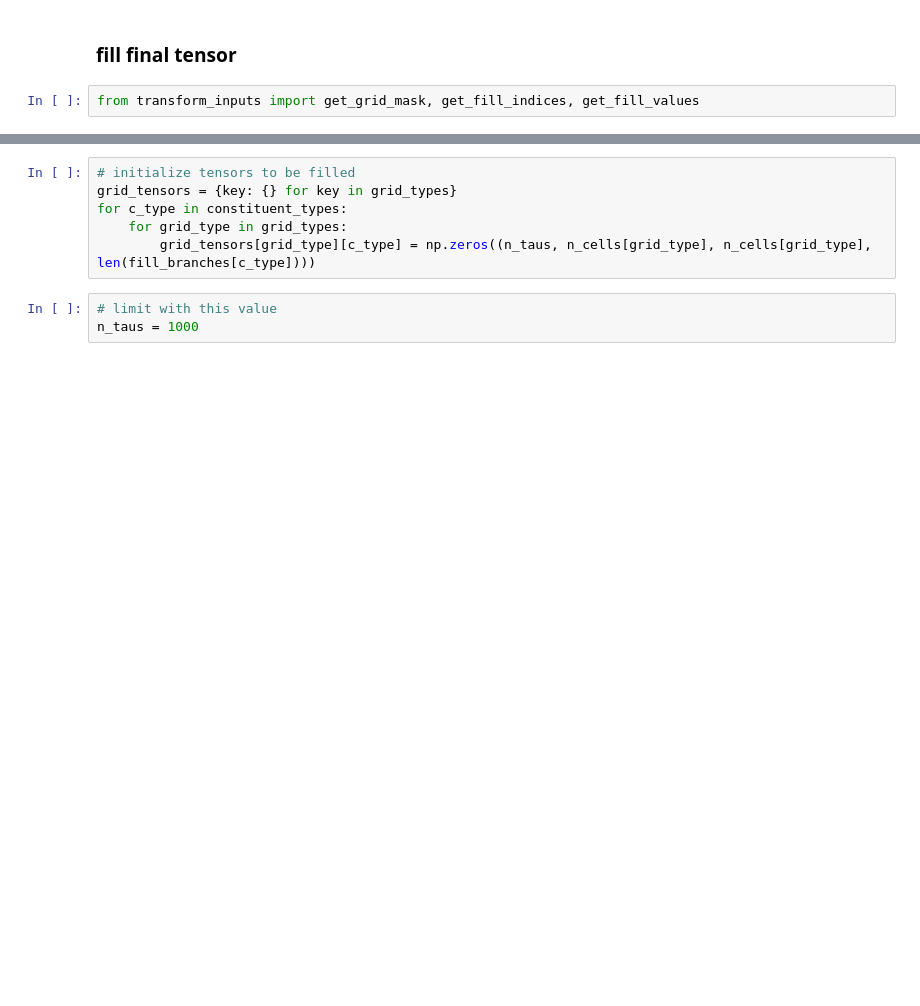
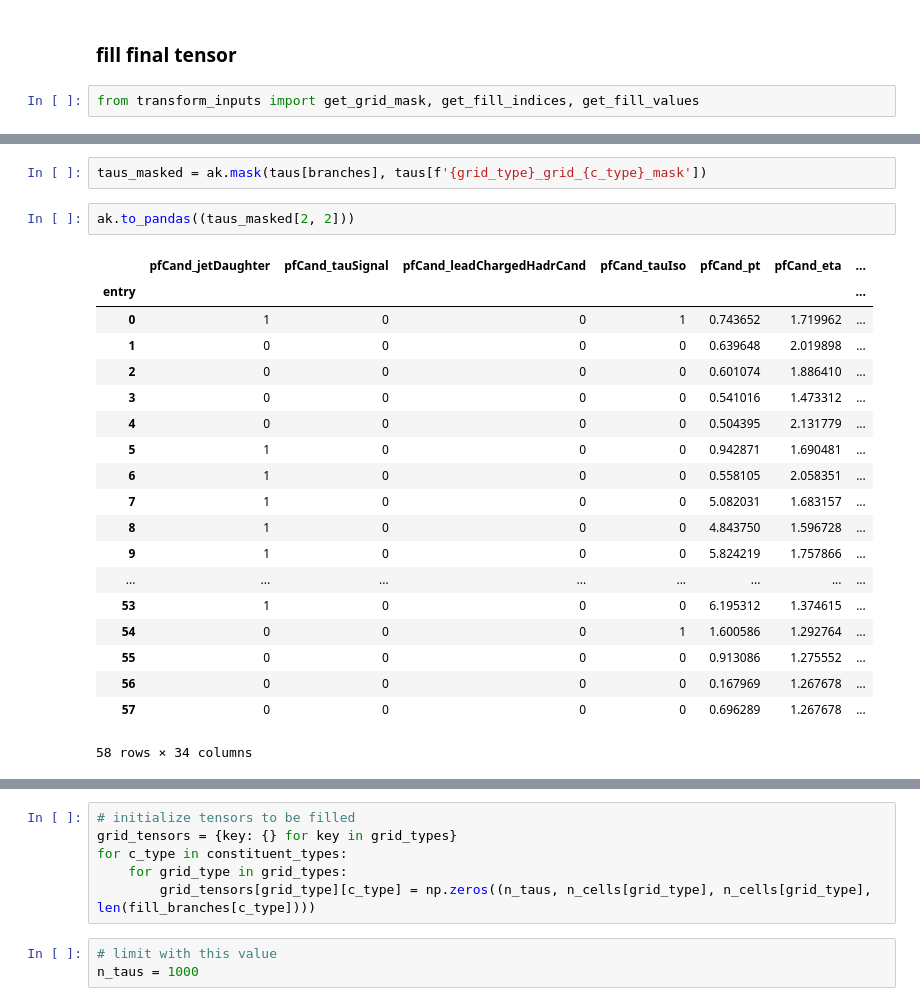
Before and after one commit to ofivite/DeepTau-dataloader, a Jupyter notebook: transform_inputs.ipynb, the cells around one changed output, grey strips where cells are left out. Saved outputs shown, nothing was run; the diff lists cells and outputs as text; blank space fills up the shorter version.

```diff
--- a/transform_inputs.ipynb
+++ b/transform_inputs.ipynb
@@ -238,0 +497,24 @@ from transform_inputs import get_grid_mask, get_fill_indices, get_fill_values
+# %%
+taus_masked = ak.mask(taus[branches], taus[f'{grid_type}_grid_{c_type}_mask'])
+# %%
+ak.to_pandas((taus_masked[2, 2]))
+# %% [output]
+|  | pfCand_jetDaughter | pfCand_tauSignal | pfCand_leadChargedHadrCand | pfCand_tauIso | pfCand_pt | pfCand_eta | ... |
+| entry |  |  |  |  |  |  | ... |
+| 0 | 1 | 0 | 0 | 1 | 0.743652 | 1.719962 | ... |
+| 1 | 0 | 0 | 0 | 0 | 0.639648 | 2.019898 | ... |
+| 2 | 0 | 0 | 0 | 0 | 0.601074 | 1.886410 | ... |
+| 3 | 0 | 0 | 0 | 0 | 0.541016 | 1.473312 | ... |
+| 4 | 0 | 0 | 0 | 0 | 0.504395 | 2.131779 | ... |
+| 5 | 1 | 0 | 0 | 0 | 0.942871 | 1.690481 | ... |
+| 6 | 1 | 0 | 0 | 0 | 0.558105 | 2.058351 | ... |
+| 7 | 1 | 0 | 0 | 0 | 5.082031 | 1.683157 | ... |
+| 8 | 1 | 0 | 0 | 0 | 4.843750 | 1.596728 | ... |
+| 9 | 1 | 0 | 0 | 0 | 5.824219 | 1.757866 | ... |
+| ... | ... | ... | ... | ... | ... | ... | ... |
+| 53 | 1 | 0 | 0 | 0 | 6.195312 | 1.374615 | ... |
+| 54 | 0 | 0 | 0 | 1 | 1.600586 | 1.292764 | ... |
+| 55 | 0 | 0 | 0 | 0 | 0.913086 | 1.275552 | ... |
+| 56 | 0 | 0 | 0 | 0 | 0.167969 | 1.267678 | ... |
+| 57 | 0 | 0 | 0 | 0 | 0.696289 | 1.267678 | ... |
+58 rows × 34 columns
```
Also changed, not shown: parts of 117 cells of this notebook, 1 other file.
